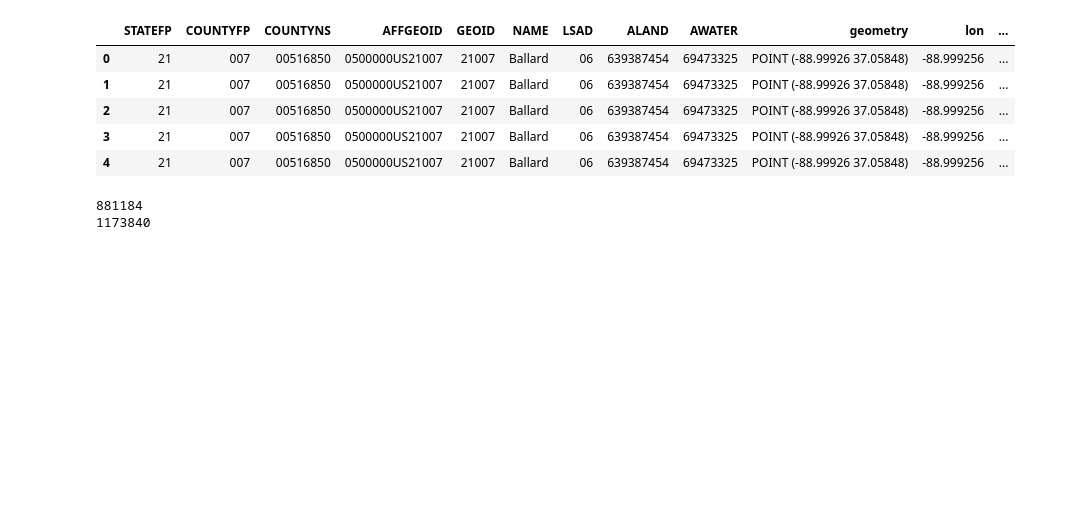
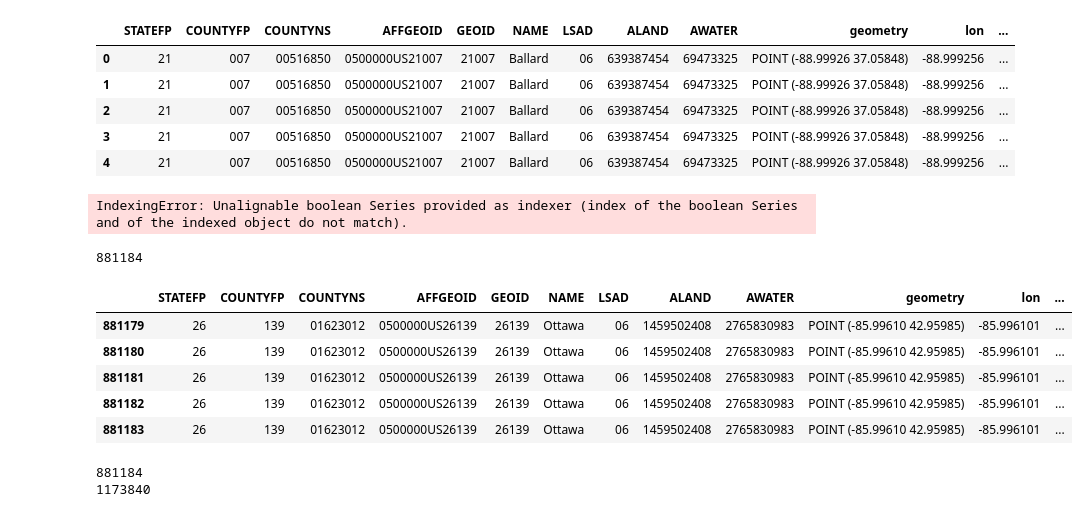
Before and after one commit to stevennac3/rp-covid-migration, a Jupyter notebook: notebooks/Viz/Kepler_USA.ipynb, the cells around one changed output. Drawn from its saved outputs; the diff is of its cells as text; code cells hidden in the pictures; blank space fills up the shorter version.

```diff
--- a/notebooks/Viz/Kepler_USA.ipynb
+++ b/notebooks/Viz/Kepler_USA.ipynb
@@ -102,4 +102,24 @@ usa_centroid20.head()
 | 2 | 21 | 007 | 00516850 | 0500000US21007 | 21007 | Ballard | 06 | 639387454 | 69473325 | POINT (-88.99926 37.05848) | -88.999256 | ... |
 | 3 | 21 | 007 | 00516850 | 0500000US21007 | 21007 | Ballard | 06 | 639387454 | 69473325 | POINT (-88.99926 37.05848) | -88.999256 | ... |
 | 4 | 21 | 007 | 00516850 | 0500000US21007 | 21007 | Ballard | 06 | 639387454 | 69473325 | POINT (-88.99926 37.05848) | -88.999256 | ... |
+# %%
+array = ['New York', 'Kings','Queens','Richmond','Bronx']
+nyc = usa_centroid20.loc[(usa_centroid['STATEFP'] == '36') & usa_centroid['NAME'].isin(array)]
+#usa_centroid = usa_centroid.loc[(usa_centroid['STATEFP'] != '36') & (df['NAME'] != 'New York', 'Kings','Queens','Richmond','Bronx')]
+nyc.head()
+# %% [output]
+IndexingError: Unalignable boolean Series provided as indexer (index of the boolean Series and of the indexed object do not match).
+# %%
+len(usa_centroid20)
+# %% [output]
+881184
+# %%
+usa_centroid20.tail()
+# %% [output]
+|  | STATEFP | COUNTYFP | COUNTYNS | AFFGEOID | GEOID | NAME | LSAD | ALAND | AWATER | geometry | lon | ... |
+| 881179 | 26 | 139 | 01623012 | 0500000US26139 | 26139 | Ottawa | 06 | 1459502408 | 2765830983 | POINT (-85.99610 42.95985) | -85.996101 | ... |
+| 881180 | 26 | 139 | 01623012 | 0500000US26139 | 26139 | Ottawa | 06 | 1459502408 | 2765830983 | POINT (-85.99610 42.95985) | -85.996101 | ... |
+| 881181 | 26 | 139 | 01623012 | 0500000US26139 | 26139 | Ottawa | 06 | 1459502408 | 2765830983 | POINT (-85.99610 42.95985) | -85.996101 | ... |
+| 881182 | 26 | 139 | 01623012 | 0500000US26139 | 26139 | Ottawa | 06 | 1459502408 | 2765830983 | POINT (-85.99610 42.95985) | -85.996101 | ... |
+| 881183 | 26 | 139 | 01623012 | 0500000US26139 | 26139 | Ottawa | 06 | 1459502408 | 2765830983 | POINT (-85.99610 42.95985) | -85.996101 | ... |
 # %%
```
Also changed, not shown: parts of 2 cells of this notebook, 20 other files.
